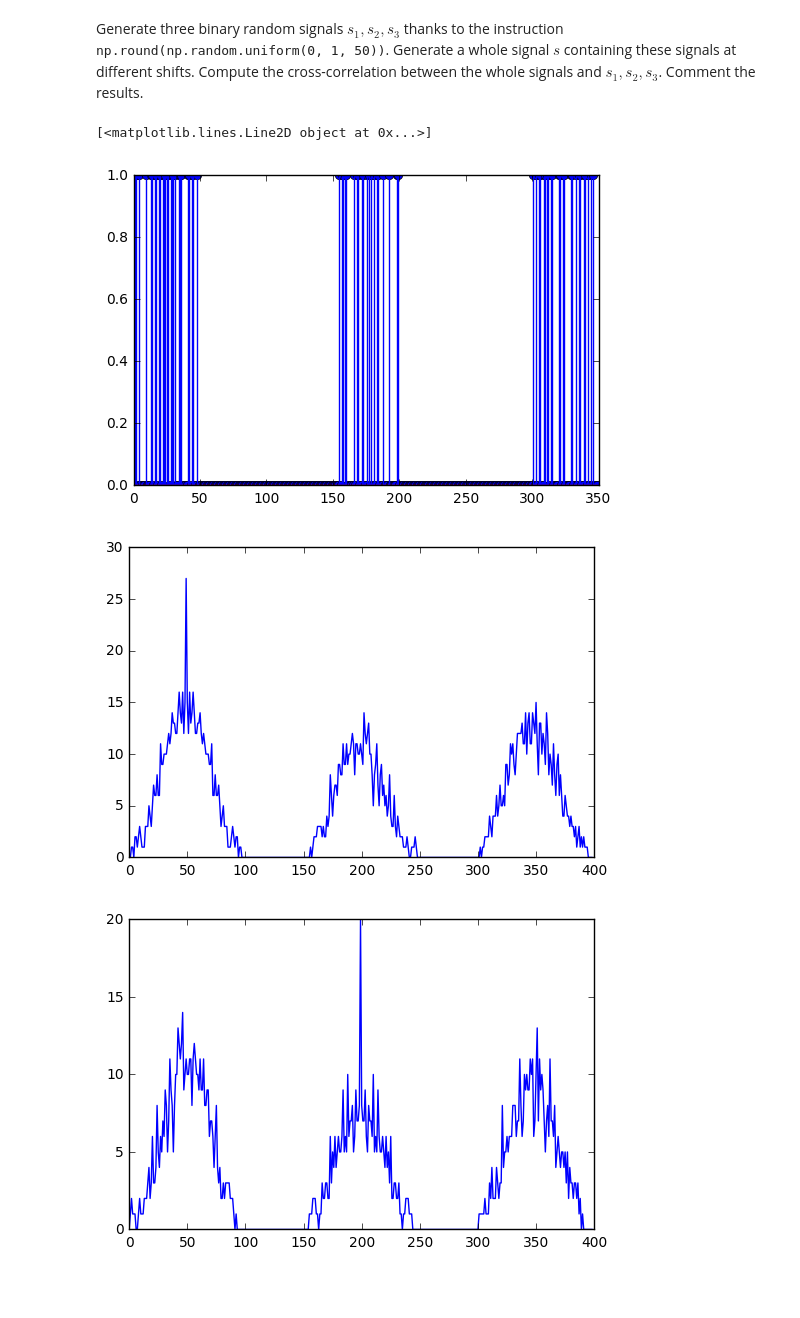
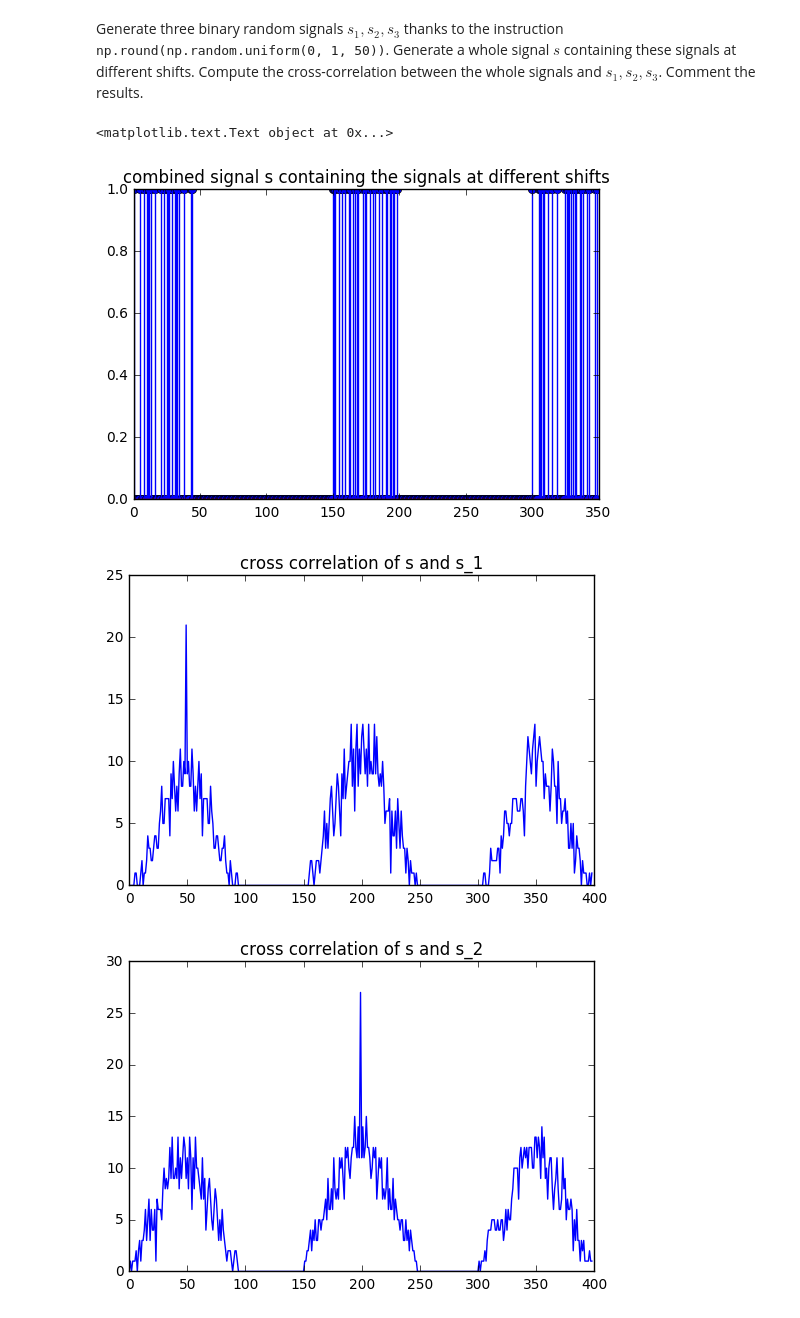
Before and after one commit to gopi231091/DSP-TP-1617, a Jupyter notebook: Lab1/python/Lab1.ipynb, the cells around one changed output. Saved outputs shown, nothing was run; the diff lists cells and outputs as text; code cells hidden in the pictures; blank space fills up the shorter version.

```diff
--- a/Lab1/python/Lab1.ipynb
+++ b/Lab1/python/Lab1.ipynb
@@ -278,31 +285,42 @@ plt.plot(auto_uni)
 # %% [markdown]
 Generate three binary random signals $s_1, s_2, s_3$ thanks to the instruction <tt>np.round(np.random.uniform(0, 1, 50))</tt>. Generate a whole signal $s$ containing these signals at different shifts. Compute the cross-correlation between the whole signals and $s_1, s_2, s_3$. Comment the results.
 # %%
+#generate three random signals
 s_1 = np.round(np.random.uniform(0, 1, 50))
 s_2 = np.round(np.random.uniform(0, 1, 50))
 s_3 = np.round(np.random.uniform(0, 1, 50))
 
+#combined signal s containing the signals at different shifts
 s = np.zeros(350)
 s[0:50] = s_1
 s[150:200] = s_2
 s[300:350] = s_3
 
 plt.stem(s)
+plt.title('combined signal s containing the signals at different shifts')
 
+#crosscorrelation of s and s_1
 cros_s_s1 = np.correlate(s,s_1,'full')
 plt.figure()
 plt.plot(cros_s_s1)
-#This creates the autocorelation for s_1 in the interval 0 to 50
+plt.title('cross correlation of s and s_1')
+#This creates the autocorelation for s_1 in the interval 0 to 100
 
+#crosscorrelation of s and s_2
 cros_s_s2 = np.correlate(s,s_2,'full')
 plt.figure()
 plt.plot(cros_s_s2)
+plt.title('cross correlation of s and s_2')
+#This creates the autocorelation for s_2 in the interval 150 to 250
 
+#crosscorrelation of s and s_2
 cros_s_s3 = np.correlate(s,s_3,'full')
 plt.figure()
 plt.plot(cros_s_s3)
+plt.title('cross correlation of s and s_3')
+#This creates the autocorelation for s_ in the interval 300 to 400
 # %% [output]
-[<matplotlib.lines.Line2D object at 0x...>]
+<matplotlib.text.Text object at 0x...>
-[figure, old version]
+[figure, new version]
-[figure, old version]
+[figure, new version]
-[figure, old version]
+[figure, new version]
```
Also changed, not shown: parts of 5 cells of this notebook.
